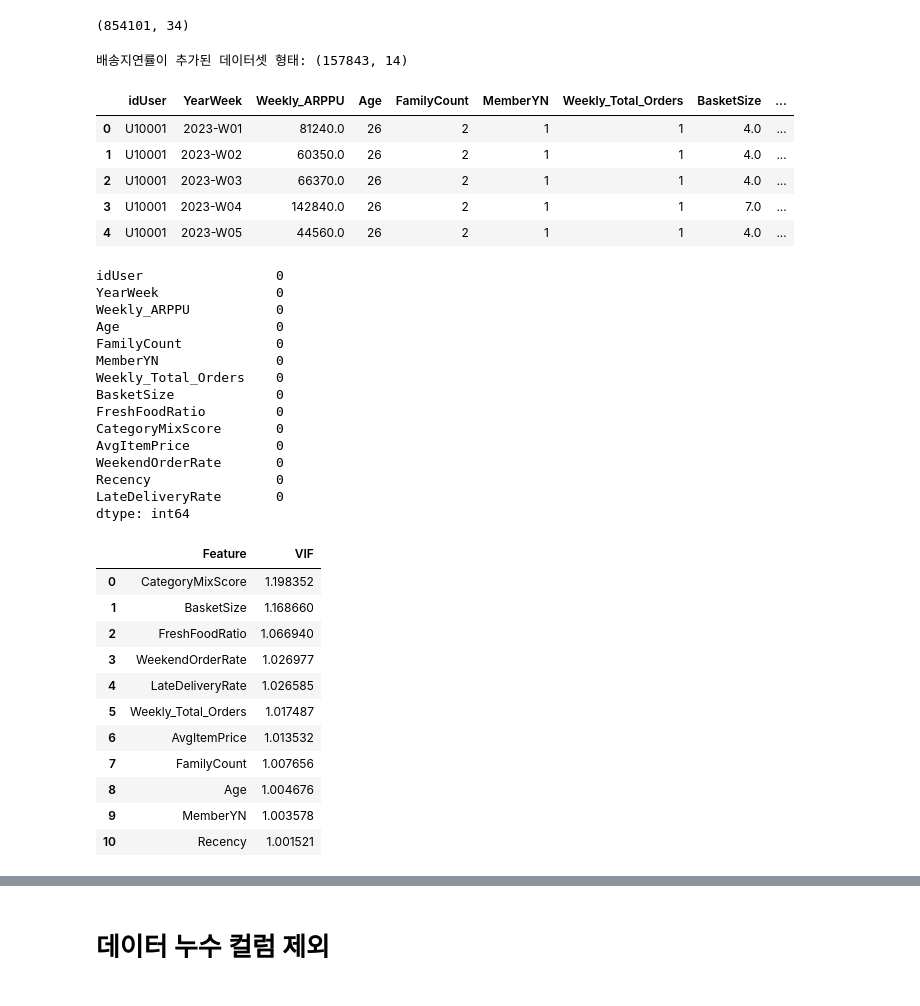
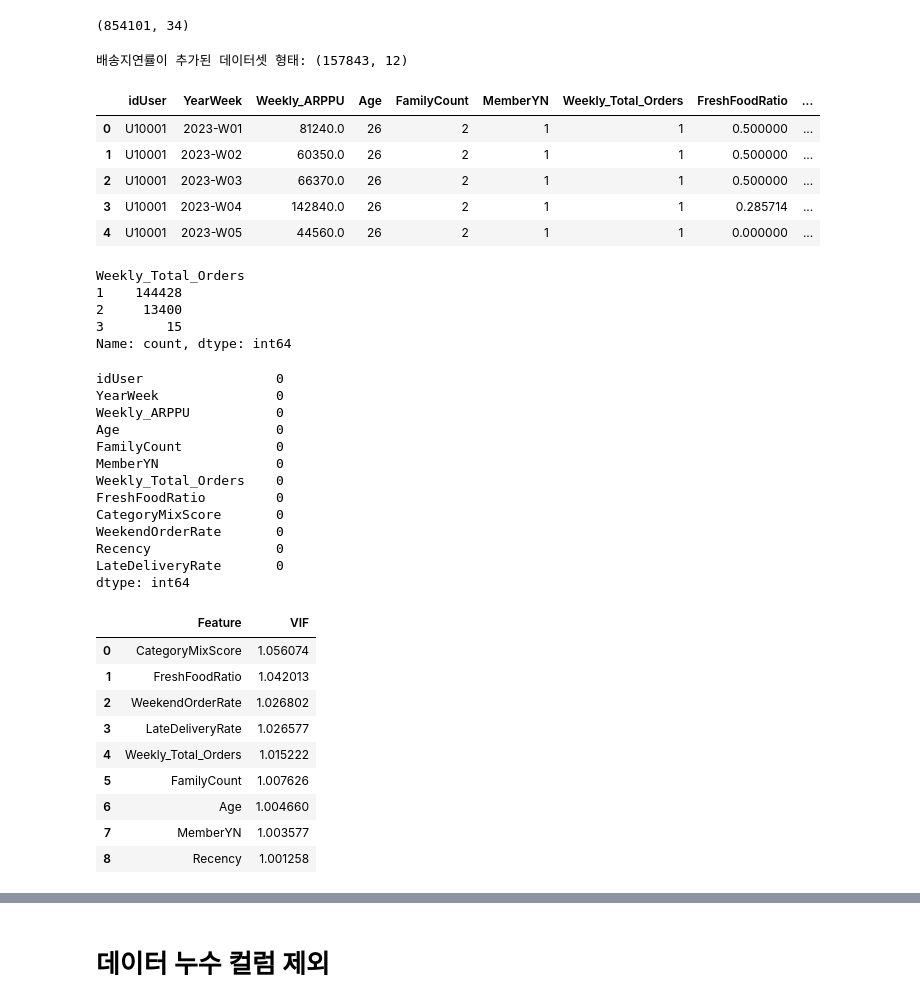
Before and after one commit to wjdwhddls/Bigdata, a Jupyter notebook: 모델개발.ipynb, the cells around one changed output, grey strips where cells are left out. Drawn from its saved outputs; the diff is of its cells as text; code cells hidden in the pictures.

```diff
--- a/모델개발.ipynb
+++ b/모델개발.ipynb
@@ -115,42 +116,50 @@ weekly_agg = df.groupby(['idUser', 'YearWeek']).agg(
     LateDeliveryRate=('IsLate', 'mean')
 ).reset_index()
 
 # 2. 비율 및 타겟 변수 계산
 weekly_agg['Weekly_ARPPU'] = weekly_agg['Total_Price'] / weekly_agg['Weekly_Total_Orders']
 weekly_agg['BasketSize'] = weekly_agg['Total_Items'] / weekly_agg['Weekly_Total_Orders']
 weekly_agg['FreshFoodRatio'] = weekly_agg['Fresh_Count'] / weekly_agg['Total_Items']
 
 # 3. Recency 계산
 weekly_agg = weekly_agg.sort_values(['idUser', 'YearWeek'])
 weekly_agg['Prev_MaxOrderDate'] = weekly_agg.groupby('idUser')['MaxOrderDate'].shift(1)
 weekly_agg['Recency'] = (weekly_agg['MinOrderDate'] - weekly_agg['Prev_MaxOrderDate']).dt.days
 weekly_agg['Recency'] = weekly_agg['Recency'].fillna(-1)
 
 # 멤버십 변환
 weekly_agg['MemberYN'] = weekly_agg['MemberYN'].apply(lambda x: 1 if x == 'Y' else 0)
 
 # 4. 최종 데이터셋에 LateDeliveryRate 포함
 final_cols = [
     'idUser', 'YearWeek', 'Weekly_ARPPU',
     'Age', 'FamilyCount', 'MemberYN',
-    'Weekly_Total_Orders', 'BasketSize',
-    'FreshFoodRatio', 'CategoryMixScore', 'AvgItemPrice',
+    'Weekly_Total_Orders',
+    'FreshFoodRatio', 'CategoryMixScore',
     'WeekendOrderRate', 'Recency',
     'LateDeliveryRate' # 새로 추가된 컬럼
 ]
 
 final_dataset = weekly_agg[final_cols]
 
 print("배송지연률이 추가된 데이터셋 형태:", final_dataset.shape)
 display(final_dataset.head())
 # %% [output]
-배송지연률이 추가된 데이터셋 형태: (157843, 14)
+배송지연률이 추가된 데이터셋 형태: (157843, 12)
-|  | idUser | YearWeek | Weekly_ARPPU | Age | FamilyCount | MemberYN | Weekly_Total_Orders | BasketSize | ... |
-| 0 | U10001 | 2023-W01 | 81240.0 | 26 | 2 | 1 | 1 | 4.0 | ... |
-| 1 | U10001 | 2023-W02 | 60350.0 | 26 | 2 | 1 | 1 | 4.0 | ... |
-| 2 | U10001 | 2023-W03 | 66370.0 | 26 | 2 | 1 | 1 | 4.0 | ... |
-| 3 | U10001 | 2023-W04 | 142840.0 | 26 | 2 | 1 | 1 | 7.0 | ... |
-| 4 | U10001 | 2023-W05 | 44560.0 | 26 | 2 | 1 | 1 | 4.0 | ... |
+|  | idUser | YearWeek | Weekly_ARPPU | Age | FamilyCount | MemberYN | Weekly_Total_Orders | FreshFoodRatio | ... |
+| 0 | U10001 | 2023-W01 | 81240.0 | 26 | 2 | 1 | 1 | 0.500000 | ... |
+| 1 | U10001 | 2023-W02 | 60350.0 | 26 | 2 | 1 | 1 | 0.500000 | ... |
+| 2 | U10001 | 2023-W03 | 66370.0 | 26 | 2 | 1 | 1 | 0.500000 | ... |
+| 3 | U10001 | 2023-W04 | 142840.0 | 26 | 2 | 1 | 1 | 0.285714 | ... |
+| 4 | U10001 | 2023-W05 | 44560.0 | 26 | 2 | 1 | 1 | 0.000000 | ... |
+# %%
+final_dataset['Weekly_Total_Orders'].value_counts()
+# %% [output]
+Weekly_Total_Orders
+1    144428
+2     13400
+3        15
+Name: count, dtype: int64
 # %%
 final_dataset.isnull().sum()
 # %% [output]
@@ -161,10 +170,8 @@ Age                    0
 FamilyCount            0
 MemberYN               0
 Weekly_Total_Orders    0
-BasketSize             0
 FreshFoodRatio         0
 CategoryMixScore       0
-AvgItemPrice           0
 WeekendOrderRate       0
 Recency                0
 LateDeliveryRate       0
@@ -194,17 +201,15 @@ vif_data = vif_data[vif_data['Feature'] != 'Intercept'].sort_values(by='VIF', as
 display(vif_data)
 # %% [output]
 |  | Feature | VIF |
-| 0 | CategoryMixScore | 1.198352 |
-| 1 | BasketSize | 1.168660 |
-| 2 | FreshFoodRatio | 1.066940 |
-| 3 | WeekendOrderRate | 1.026977 |
-| 4 | LateDeliveryRate | 1.026585 |
-| 5 | Weekly_Total_Orders | 1.017487 |
-| 6 | AvgItemPrice | 1.013532 |
-| 7 | FamilyCount | 1.007656 |
-| 8 | Age | 1.004676 |
-| 9 | MemberYN | 1.003578 |
-| 10 | Recency | 1.001521 |
+| 0 | CategoryMixScore | 1.056074 |
+| 1 | FreshFoodRatio | 1.042013 |
+| 2 | WeekendOrderRate | 1.026802 |
+| 3 | LateDeliveryRate | 1.026577 |
+| 4 | Weekly_Total_Orders | 1.015222 |
+| 5 | FamilyCount | 1.007626 |
+| 6 | Age | 1.004660 |
+| 7 | MemberYN | 1.003577 |
+| 8 | Recency | 1.001258 |
 # %%
 import pandas as pd
 from sklearn.preprocessing import StandardScaler
```
Also changed, not shown: parts of 8 cells of this notebook, 22 other files.
